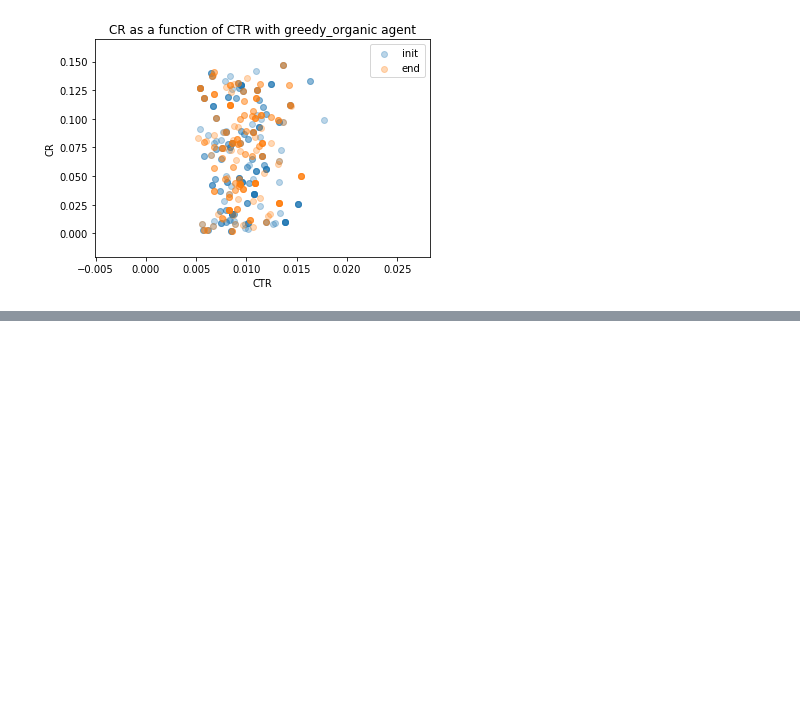
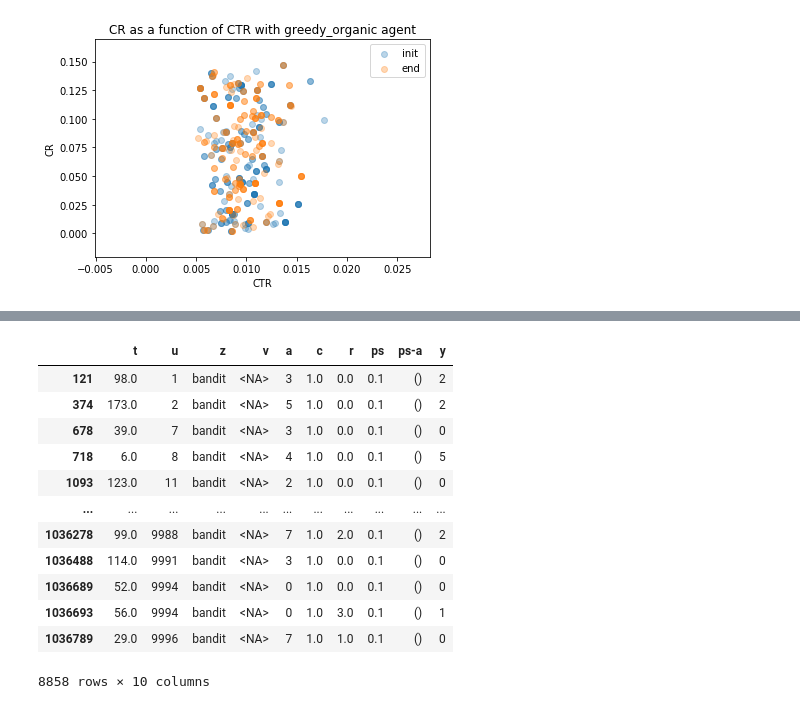
Before and after one commit to philomenec/reco-gym, a Jupyter notebook: 0. Stats.ipynb, the cells around one changed output, grey strips where cells are left out. Cells and saved outputs as stored; diff of their text form; code cells hidden in the pictures; blank space fills up the shorter version.

```diff
--- a/0. Stats.ipynb
+++ b/0. Stats.ipynb
@@ -428,0 +592,16 @@ plot_CR_CTR(agent="greedy_organic",result=result)
+# %%
+data_clicked
+# %% [output]
+|  | t | u | z | v | a | c | r | ps | ps-a | y |
+| 121 | 98.0 | 1 | bandit | <NA> | 3 | 1.0 | 0.0 | 0.1 | () | 2 |
+| 374 | 173.0 | 2 | bandit | <NA> | 5 | 1.0 | 0.0 | 0.1 | () | 2 |
+| 678 | 39.0 | 7 | bandit | <NA> | 3 | 1.0 | 0.0 | 0.1 | () | 0 |
+| 718 | 6.0 | 8 | bandit | <NA> | 4 | 1.0 | 0.0 | 0.1 | () | 5 |
+| 1093 | 123.0 | 11 | bandit | <NA> | 2 | 1.0 | 0.0 | 0.1 | () | 0 |
+| ... | ... | ... | ... | ... | ... | ... | ... | ... | ... | ... |
+| 1036278 | 99.0 | 9988 | bandit | <NA> | 7 | 1.0 | 2.0 | 0.1 | () | 2 |
+| 1036488 | 114.0 | 9991 | bandit | <NA> | 3 | 1.0 | 0.0 | 0.1 | () | 0 |
+| 1036689 | 52.0 | 9994 | bandit | <NA> | 0 | 1.0 | 0.0 | 0.1 | () | 0 |
+| 1036693 | 56.0 | 9994 | bandit | <NA> | 0 | 1.0 | 3.0 | 0.1 | () | 1 |
+| 1036789 | 29.0 | 9996 | bandit | <NA> | 7 | 1.0 | 1.0 | 0.1 | () | 0 |
+8858 rows × 10 columns
```
Also changed, not shown: parts of 24 cells of this notebook, 5 other files.
